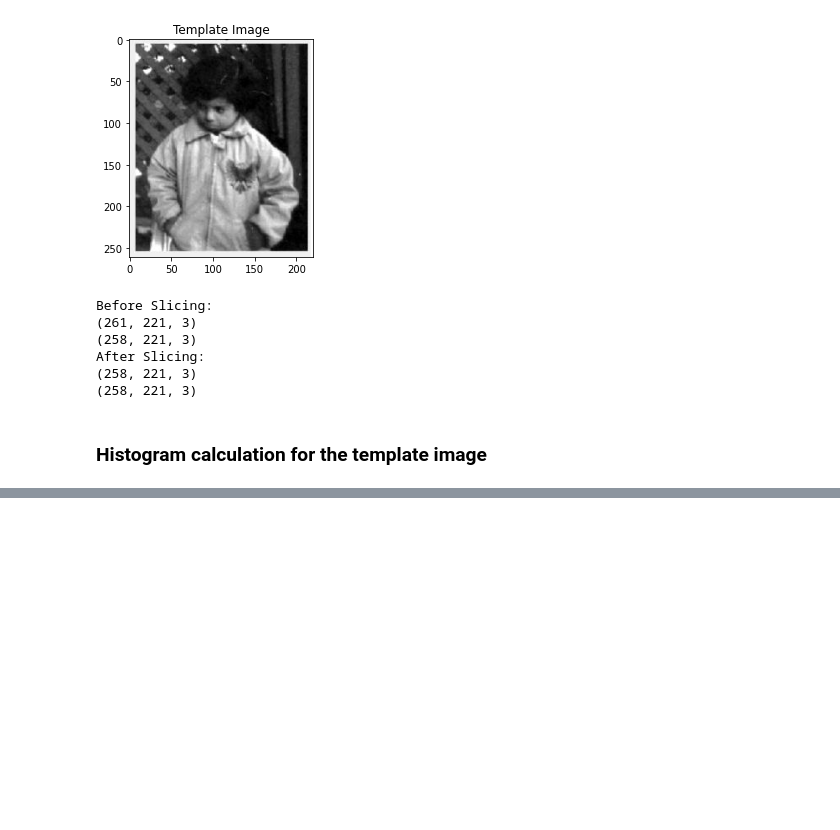
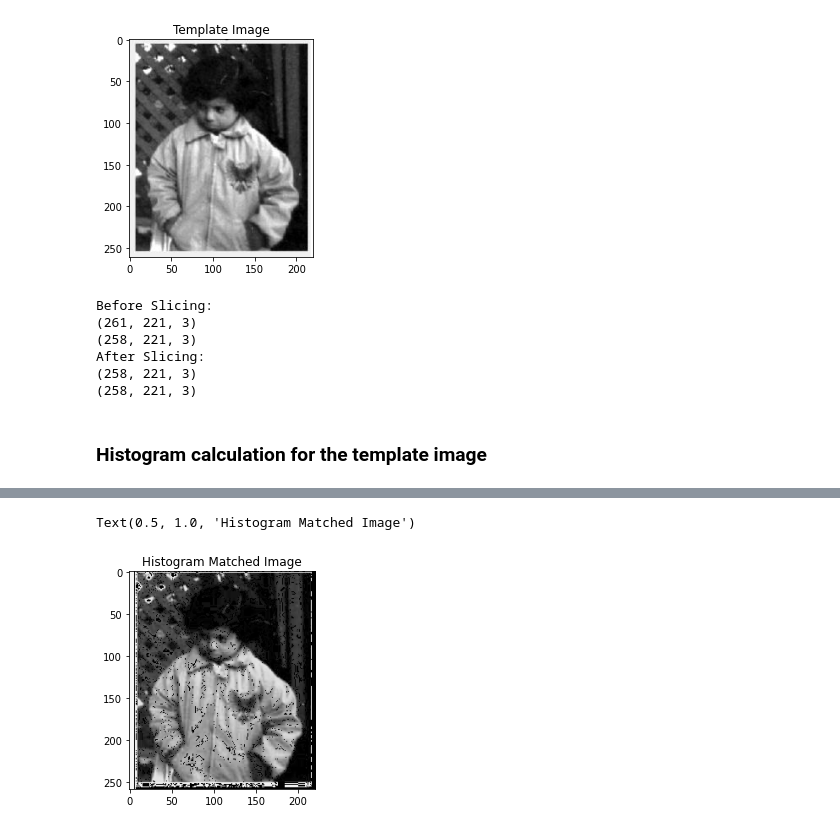
Before and after one commit to rad-mit/CS5102-Digital-Image-Processing-Project, a Jupyter notebook: Assignments/Assignment-5/DIP_Assignment_5.ipynb, the cells around one changed output, grey strips where cells are left out. Drawn from its saved outputs; the diff is of its cells as text; code cells hidden in the pictures; blank space fills up the shorter version.

```diff
--- a/Assignments/Assignment-5/DIP_Assignment_5.ipynb
+++ b/Assignments/Assignment-5/DIP_Assignment_5.ipynb
@@ -253,0 +294,43 @@ plt.show()
+# %%
+t2_r=[round(x) for x in t2_r]
+t2_g=[round(x) for x in t2_g]
+t2_b=[round(x) for x in t2_b]
+#print(t2_r)
+
+t_r=[0]*256
+t_g=[0]*256
+t_b=[0]*256
+
+for i in range(256):
+    s=t1_r[i]
+    for j in range(len(t2_r)):
+        if s==t2_r[j]:
+            t_r[i]=j
+            break
+    s=t1_g[i]
+    for j in range(len(t2_g)):
+        if s==t2_g[j]:
+            t_g[i]=j
+            break
+    s=t1_b[i]
+    for j in range(len(t2_b)):
+        if s==t2_b[j]:
+            t_b[i]=j
+            break
+# %%
+img_hm=img_s*0 ## blank destination image size template
+img_hm_width=img_hm.shape[1]
+img_hm_height=img_hm.shape[0]
+
+t_r=np.array(t_r)
+
+# transforming the pixel values in the source image
+for i in range(img_hm_height):  # scan across row or height
+    for j in range(img_hm_width): # scan across col or width
+        img_hm[i][j]= t_r[img_s[i][j]]
+# %%
+plt.imshow(img_hm)
+plt.title("Histogram Matched Image")
+# %% [output]
+Text(0.5, 1.0, 'Histogram Matched Image')
+[figure, added]
```
Also changed, not shown: parts of 8 cells of this notebook.
